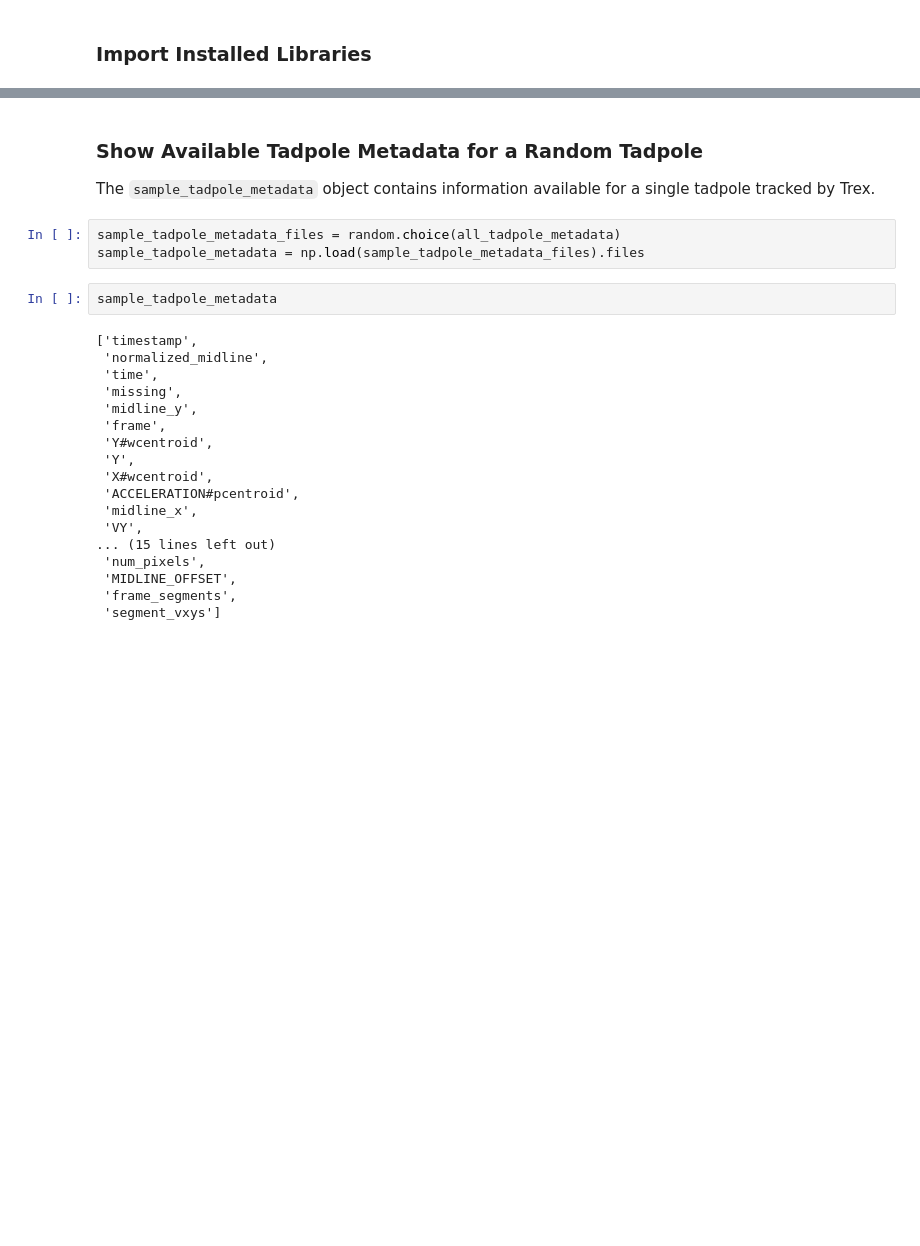
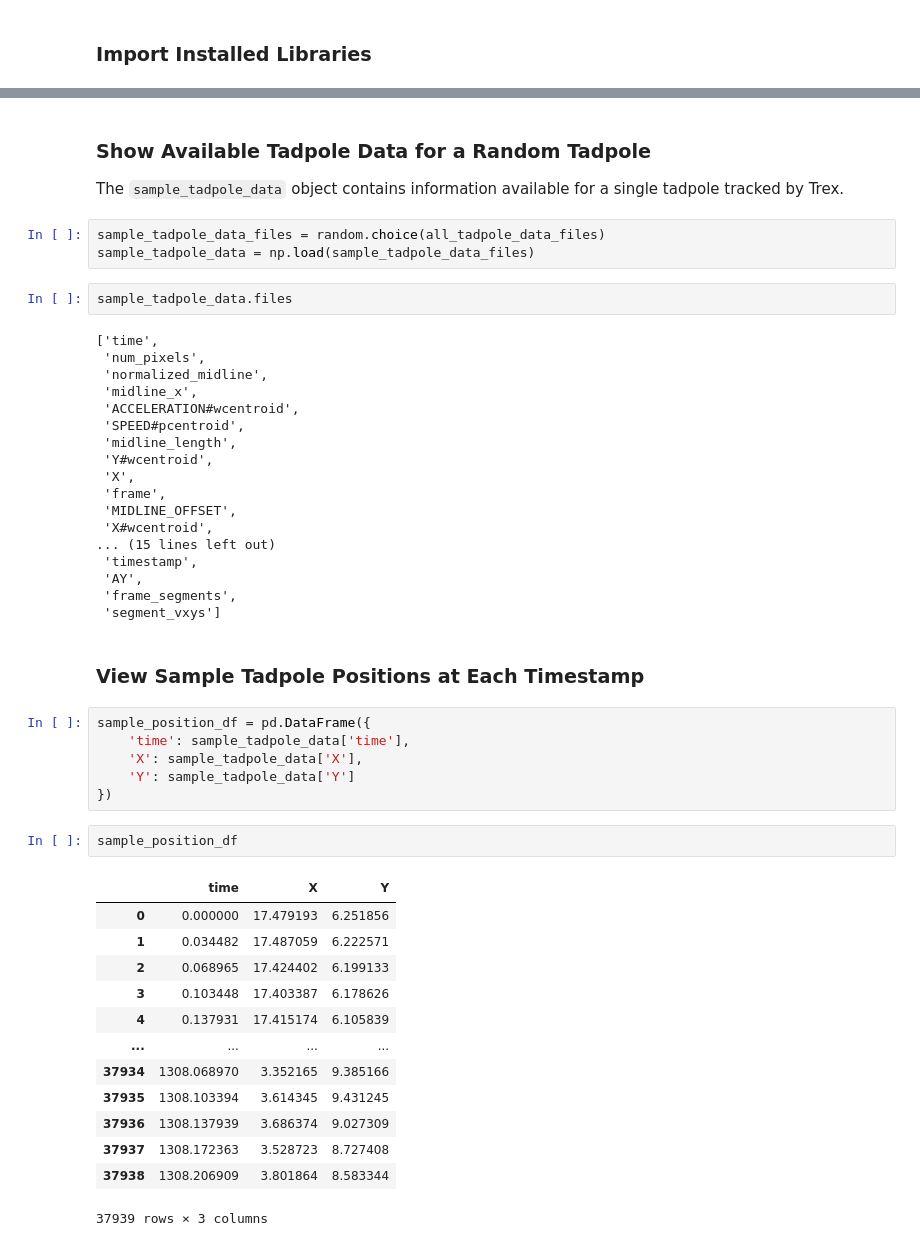
Before and after one commit to jstremme/trex-cv-experiments, a Jupyter notebook: analyze_tadpole_data.ipynb, the cells around one changed output, grey strips where cells are left out. Cells and saved outputs as stored; diff of their text form; blank space fills up the shorter version.

```diff
--- a/analyze_tadpole_data.ipynb
+++ b/analyze_tadpole_data.ipynb
@@ -42,28 +63,52 @@ all_tadpole_metadata_files
  '/Users/jstremme/Videos/data/black-pebble_tadpole23.npz',
  '/Users/jstremme/Videos/data/black-pebble_tadpole2.npz']
 # %% [markdown]
-### Show Available Tadpole Metadata for a Random Tadpole
-The `sample_tadpole_metadata` object contains information available for a single tadpole tracked by Trex.
+### Show Available Tadpole Data for a Random Tadpole
+The `sample_tadpole_data` object contains information available for a single tadpole tracked by Trex.
 # %%
-sample_tadpole_metadata_files = random.choice(all_tadpole_metadata)
-sample_tadpole_metadata = np.load(sample_tadpole_metadata_files).files
+sample_tadpole_data_files = random.choice(all_tadpole_data_files)
+sample_tadpole_data = np.load(sample_tadpole_data_files)
 # %%
-sample_tadpole_metadata
+sample_tadpole_data.files
 # %% [output]
-['timestamp',
+['time',
+ 'num_pixels',
  'normalized_midline',
- 'time',
- 'missing',
- 'midline_y',
+ 'midline_x',
+ 'ACCELERATION#wcentroid',
+ 'SPEED#pcentroid',
+ 'midline_length',
+ 'Y#wcentroid',
+ 'X',
  'frame',
- 'Y#wcentroid',
- 'Y',
+ 'MIDLINE_OFFSET',
  'X#wcentroid',
- 'ACCELERATION#pcentroid',
- 'midline_x',
- 'VY',
 ... (15 lines left out)
- 'num_pixels',
- 'MIDLINE_OFFSET',
+ 'timestamp',
+ 'AY',
  'frame_segments',
  'segment_vxys']
+# %% [markdown]
+### View Sample Tadpole Positions at Each Timestamp
+# %%
+sample_position_df = pd.DataFrame({
+    'time': sample_tadpole_data['time'],
+    'X': sample_tadpole_data['X'],
+    'Y': sample_tadpole_data['Y']
+})
+# %%
+sample_position_df
+# %% [output]
+|  | time | X | Y |
+| 0 | 0.000000 | 17.479193 | 6.251856 |
+| 1 | 0.034482 | 17.487059 | 6.222571 |
+| 2 | 0.068965 | 17.424402 | 6.199133 |
+| 3 | 0.103448 | 17.403387 | 6.178626 |
+| 4 | 0.137931 | 17.415174 | 6.105839 |
+| ... | ... | ... | ... |
+| 37934 | 1308.068970 | 3.352165 | 9.385166 |
+| 37935 | 1308.103394 | 3.614345 | 9.431245 |
+| 37936 | 1308.137939 | 3.686374 | 9.027309 |
+| 37937 | 1308.172363 | 3.528723 | 8.727408 |
+| 37938 | 1308.206909 | 3.801864 | 8.583344 |
+37939 rows × 3 columns
```
Also changed, not shown: parts of 22 cells of this notebook.
